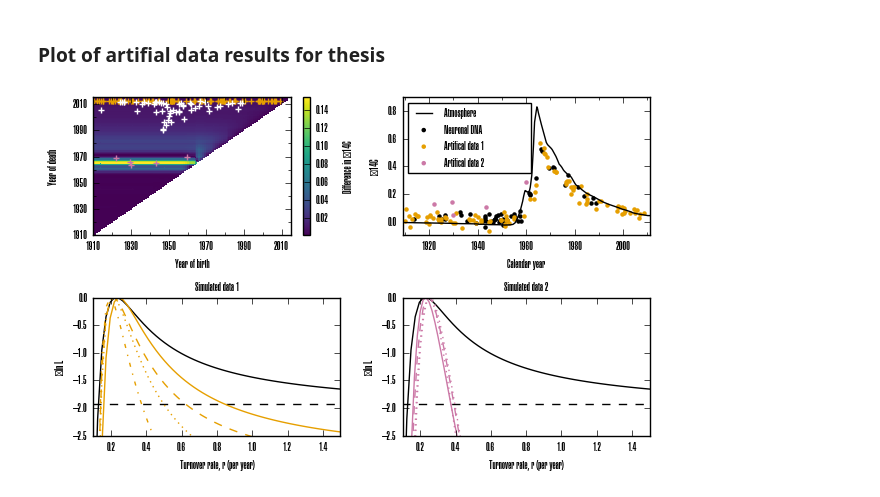
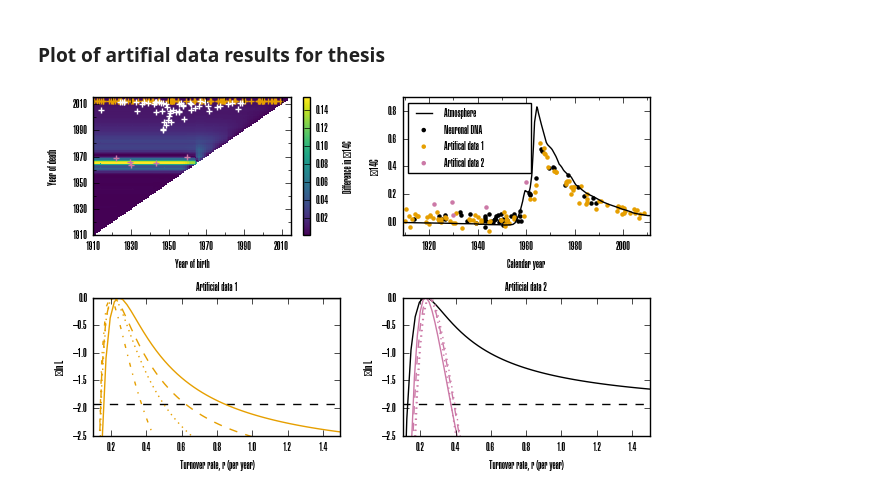
Before and after one commit to fabianrost84/C14, a Jupyter notebook: C14 parameter estimation.ipynb, the cells around one changed output. Saved outputs shown, nothing was run; the diff lists cells and outputs as text; code cells hidden in the pictures.

Commit message:
add missing data

```diff
--- a/C14 parameter estimation.ipynb
+++ b/C14 parameter estimation.ipynb
@@ -780,39 +782,39 @@ ax[0,1].legend(loc='upper left', scatterpoints = 1)
 ax[0,1].set_xlabel('Calendar year')
 ax[0,1].set_ylabel(u'Δ14C')
 
-ax[1,0].set_title('Simulated data 1', fontsize = 8)
+ax[1,0].set_title('Artificial data 1', fontsize = 8)
 ax[1,0].set_xlim(0.1, 1.5)
 ax[1,0].set_ylim(-2.5, 0)
 ax[1,0].set_xlabel('Turnover rate, r (per year)')
 ax[1,0].set_ylabel(u'Δln L')
-ax[1,0].plot(profile_r_2POP[0], -sp.array(profile_r_2POP[1]), 'black')
+ax[1,0].plot(profile_r_2POP[0], -sp.array(profile_r_2POP[-1]), 'black')
 # ax[1,0].plot(rs, -(neglogL-M_2POP.fval), 'black')
 ax[1,0].plot([0, 10], [-1.92, -1.92], 'k--')
 for i, profile in profiles_recent.iteritems():
     ax[1,0].plot(profile[0], -sp.array(profile[1]), color = colorcycle[1], ls = lineStyles[len(profile) - i])
     if i == len(lineStyles):
         break
 
-ax[1,1].set_title('Simulated data 2', fontsize = 8)
+ax[1,1].set_title('Artificial data 2', fontsize = 8)
 ax[1,1].set_xlim(0.1, 1.5)
 ax[1,1].set_ylim(-2.5, 0)
 ax[1,1].set_xlabel('Turnover rate, r (per year)')
 ax[1,1].set_ylabel(u'Δln L')
 ax[1,1].plot(profile_r_2POP[0], -sp.array(profile_r_2POP[1]), 'black')
 # ax[1,1].plot(rs, -(neglogL-M_2POP.fval), 'black')
 ax[1,1].plot([0, 10], [-1.92, -1.92], 'k--')
 for i, profile in profiles.iteritems():
     ax[1,1].plot(profile[0], -sp.array(profile[1]), color = colorcycle[7], ls = lineStyles[i-1])
     if i == len(lineStyles):
         break
 
 plt.tight_layout()
 
 exportname = 'c14_add_data'
 plt.savefig('{}.svg'.format(exportname))
 os.system('inkscape -D -z --file={0}.svg --export-pdf={0}.pdf'.format(exportname))
 
 
 plt.show()
 # %% [output]
-[figure, old version]
+[figure, new version]
```
Also changed, not shown: parts of 1 cell of this notebook, 7 other files.
